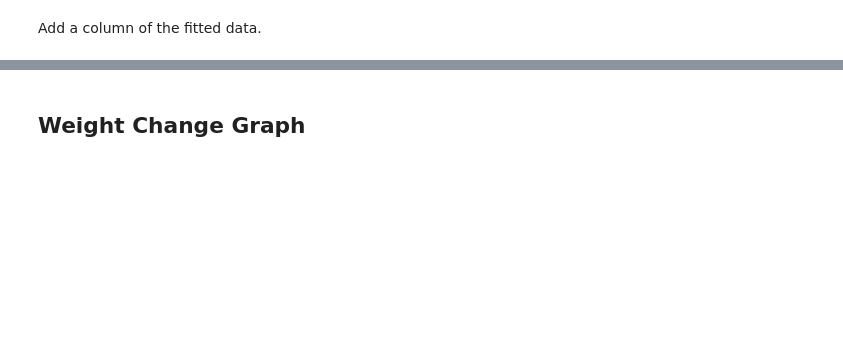
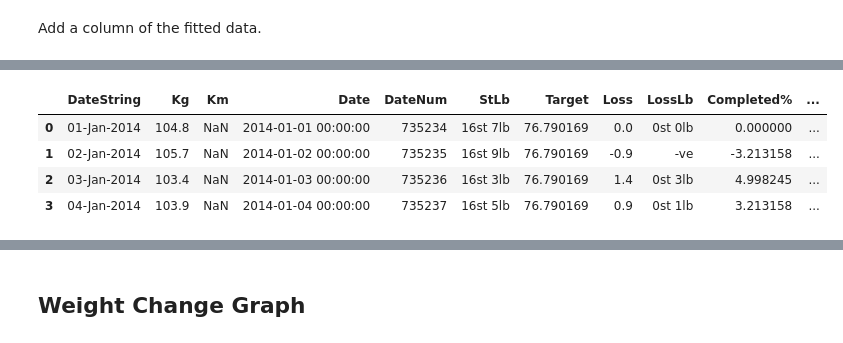
Before and after one commit to stephenbennyhat/me, a Jupyter notebook: Weight.ipynb, the cells around one changed output, grey strips where cells are left out. Cells and saved outputs as stored; diff of their text form; code cells hidden in the pictures; blank space fills up the shorter version.

```diff
--- a/Weight.ipynb
+++ b/Weight.ipynb
@@ -221,3 +236,6 @@ Add a column of the fitted data.
 # %%
 df['Fit'] = fit(df['DateNum'][-NRECENT:])
 recent = df[-NRECENT:]
+# %%
+df.head(4)
+# %% [output]
@@ -224,3 +247,8 @@ recent = df[-NRECENT:]
+|  | DateString | Kg | Km | Date | DateNum | StLb | Target | Loss | LossLb | Completed% | ... |
+| 0 | 01-Jan-2014 | 104.8 | NaN | 2014-01-01 00:00:00 | 735234 | 16st 7lb | 76.790169 | 0.0 | 0st 0lb | 0.000000 | ... |
+| 1 | 02-Jan-2014 | 105.7 | NaN | 2014-01-02 00:00:00 | 735235 | 16st 9lb | 76.790169 | -0.9 | -ve | -3.213158 | ... |
+| 2 | 03-Jan-2014 | 103.4 | NaN | 2014-01-03 00:00:00 | 735236 | 16st 3lb | 76.790169 | 1.4 | 0st 3lb | 4.998245 | ... |
+| 3 | 04-Jan-2014 | 103.9 | NaN | 2014-01-04 00:00:00 | 735237 | 16st 5lb | 76.790169 | 0.9 | 0st 1lb | 3.213158 | ... |
 # %%
 df.tail(15)
 # %% [output]
```
Also changed, not shown: parts of 18 cells of this notebook.
